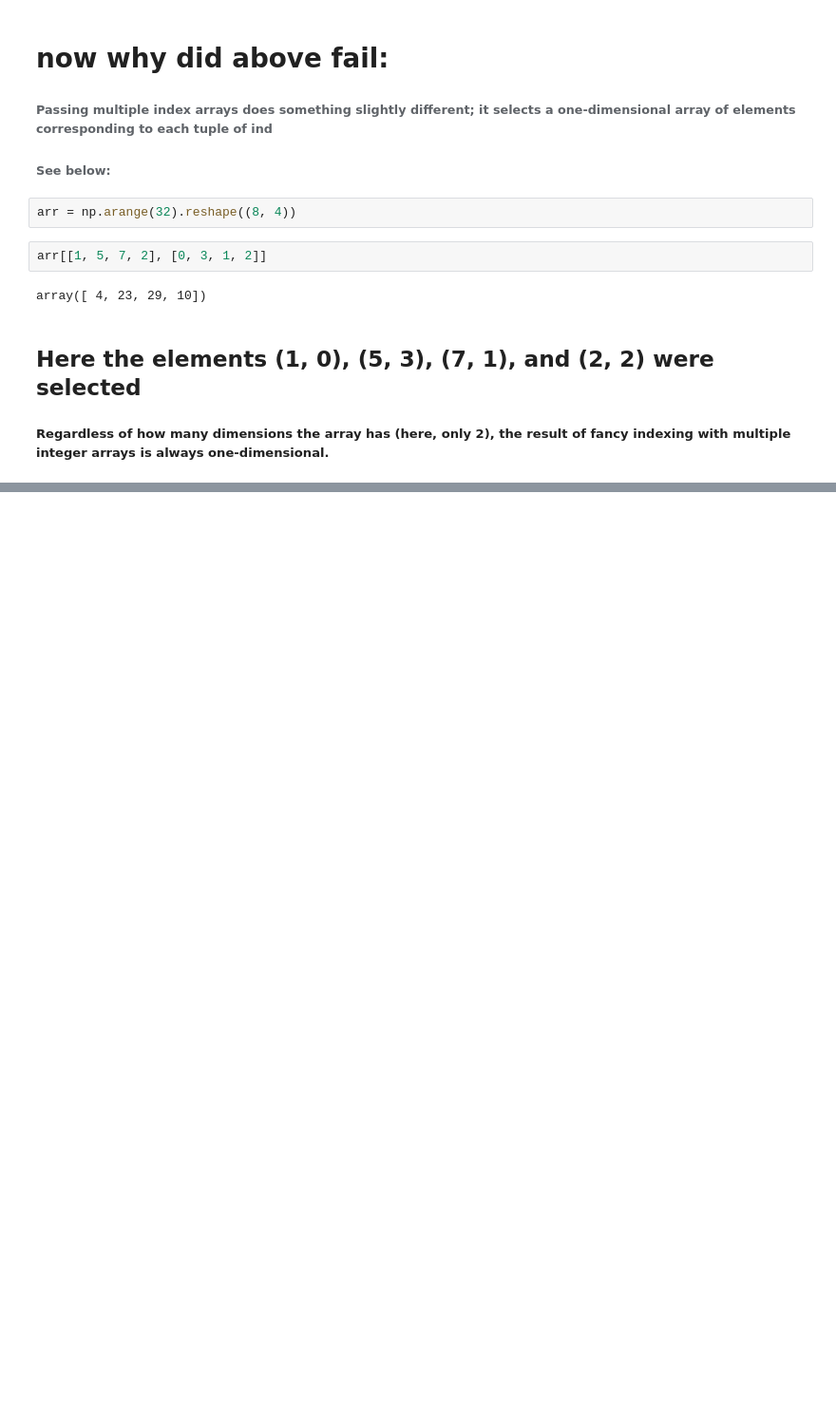
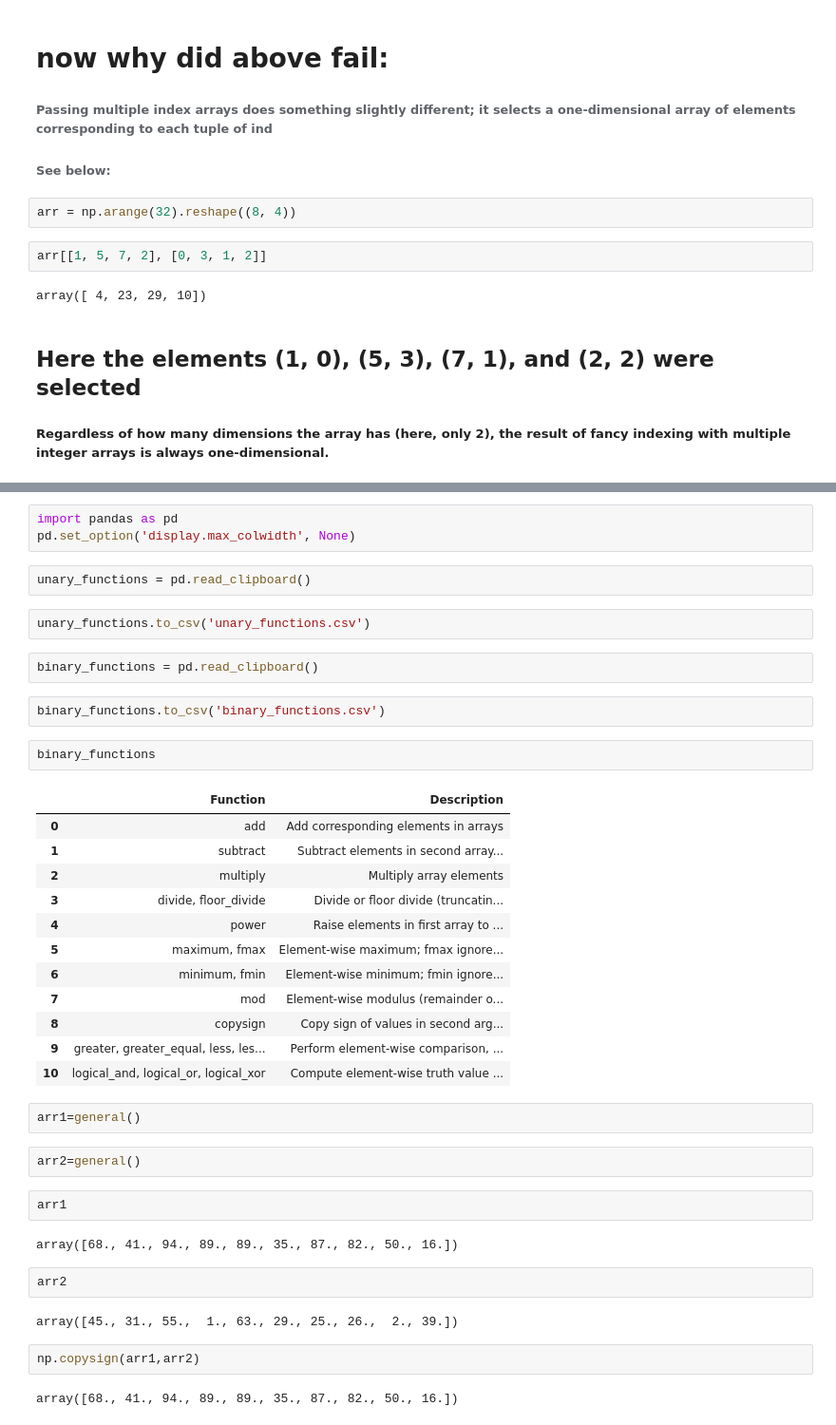
Before and after one commit to pindio58/books, a Jupyter notebook: pythonForDataAnalysis/Chapter_4_NumPy.ipynb, the cells around one changed output, grey strips where cells are left out. Shown at 95% size. Drawn from its saved outputs; the diff is of its cells as text; blank space fills up the shorter version.

```diff
--- a/pythonForDataAnalysis/Chapter_4_NumPy.ipynb
+++ b/pythonForDataAnalysis/Chapter_4_NumPy.ipynb
@@ -950,0 +1266,42 @@ array([ 4, 23, 29, 10])
+# %%
+import pandas as pd
+pd.set_option('display.max_colwidth', None)
+# %%
+unary_functions = pd.read_clipboard()
+# %%
+unary_functions.to_csv('unary_functions.csv')
+# %%
+binary_functions = pd.read_clipboard()
+# %%
+binary_functions.to_csv('binary_functions.csv')
+# %%
+binary_functions
+# %% [output]
+|  | Function | Description |
+| 0 | add | Add corresponding elements in arrays |
+| 1 | subtract | Subtract elements in second array... |
+| 2 | multiply | Multiply array elements |
+| 3 | divide, floor_divide | Divide or floor divide (truncatin... |
+| 4 | power | Raise elements in first array to ... |
+| 5 | maximum, fmax | Element-wise maximum; fmax ignore... |
+| 6 | minimum, fmin | Element-wise minimum; fmin ignore... |
+| 7 | mod | Element-wise modulus (remainder o... |
+| 8 | copysign | Copy sign of values in second arg... |
+| 9 | greater, greater_equal, less, les... | Perform element-wise comparison, ... |
+| 10 | logical_and, logical_or, logical_xor | Compute element-wise truth value ... |
+# %%
+arr1=general()
+# %%
+arr2=general()
+# %%
+arr1
+# %% [output]
+array([68., 41., 94., 89., 89., 35., 87., 82., 50., 16.])
+# %%
+arr2
+# %% [output]
+array([45., 31., 55.,  1., 63., 29., 25., 26.,  2., 39.])
+# %%
+np.copysign(arr1,arr2)
+# %% [output]
+array([68., 41., 94., 89., 89., 35., 87., 82., 50., 16.])
```
Also changed, not shown: parts of 216 cells of this notebook, 8 other files.
